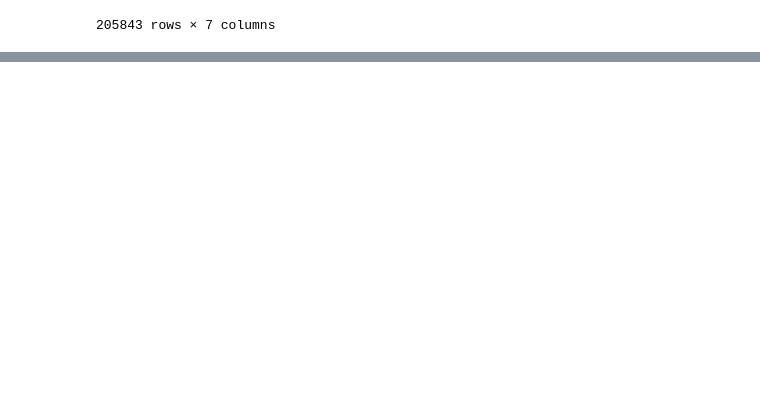
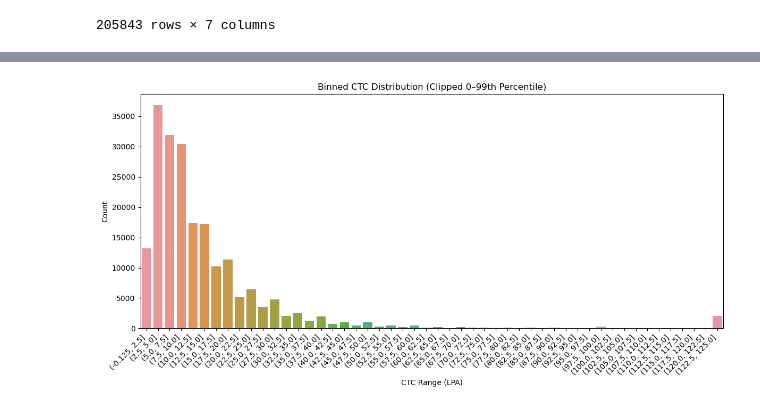
Before and after one commit to mayankjain281/ML_Unsupervised_Clustering, a Jupyter notebook: Career_Clustering_for_Scaler_Learners/Career_Clustering_for_Scaler_Learners.ipynb, the cells around one changed output, grey strips where cells are left out. Drawn from its saved outputs; the diff is of its cells as text; code cells hidden in the pictures; blank space fills up the shorter version.

```diff
--- a/Career_Clustering_for_Scaler_Learners/Career_Clustering_for_Scaler_Learners.ipynb
+++ b/Career_Clustering_for_Scaler_Learners/Career_Clustering_for_Scaler_Learners.ipynb
@@ -26,0 +95,4 @@ df
+# %%
+df.drop(columns=['Unnamed: 0', 'email_hash'], inplace=True)
+# %%
+df.rename(columns={'orgyear':'org_join_year'}, inplace=True)
@@ -26,0 +188,2 @@ df
+# %%
+df = df[df['org_join_year'].between(1997, 2025)]
@@ -26,0 +249,32 @@ df
+# %%
+import numpy as np
+import pandas as pd
+import seaborn as sns
+import matplotlib.pyplot as plt
+
+# If df is a slice, reset to avoid SettingWithCopyWarning
+df = df.copy()
+
+# Scale CTC
+df.loc[:, 'ctc'] = df['ctc'] / 10**5
+
+# Clip CTC between 0 and 99th percentile
+lower = df['ctc'].quantile(0.00)
+upper = df['ctc'].quantile(0.99)
+
+# bring outliers to lower and upper value
+df.loc[:, 'ctc_clipped'] = df['ctc'].clip(lower, upper)
+# Create 50 bins
+df['ctc_binned'] = pd.cut(df['ctc_clipped'], bins=50)
+
+# Plot
+plt.figure(figsize=(12, 6))
+sns.countplot(x='ctc_binned', data=df)
+plt.xticks(rotation=45, ha='right')
+plt.title('Binned CTC Distribution (Clipped 0–99th Percentile)')
+plt.xlabel('CTC Range (LPA)')
+plt.ylabel('Count')
+plt.tight_layout()
+plt.show()
+# %% [output]
+[figure, added]
```
Also changed, not shown: parts of 44 cells of this notebook, 1 other file.
